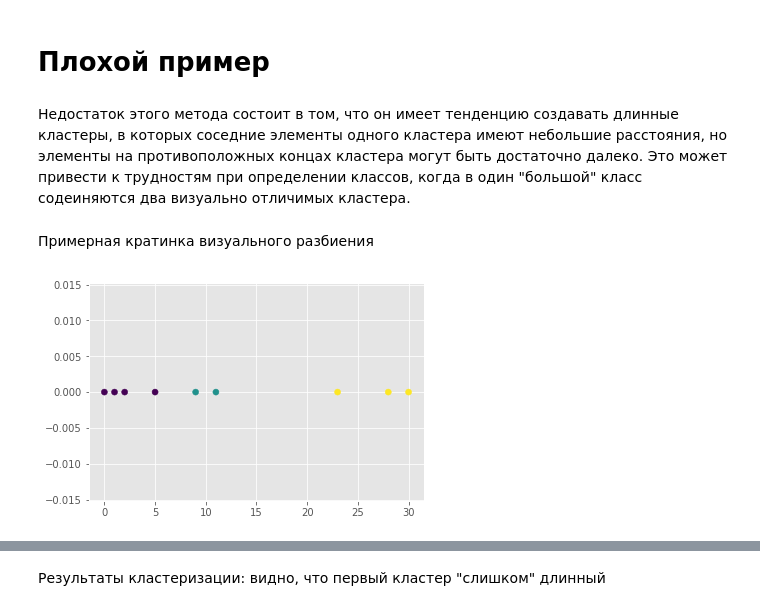
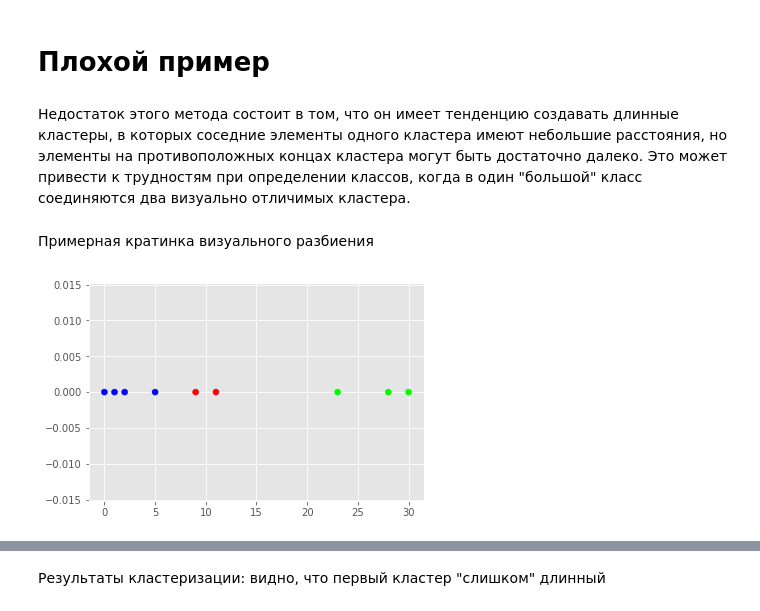
Before and after one commit to ASorok/SLAC, a Jupyter notebook: Single-linkage aglomerative clusterization.ipynb, the cells around one changed output, grey strips where cells are left out. Saved outputs shown, nothing was run; the diff lists cells and outputs as text; code cells hidden in the pictures.

```diff
--- a/Single-linkage aglomerative clusterization.ipynb
+++ b/Single-linkage aglomerative clusterization.ipynb
@@ -154,17 +152,17 @@ pl.show()
 # %% [markdown]
 # Плохой пример
 # %% [markdown]
-Недостаток этого метода состоит в том, что он имеет тенденцию создавать длинные кластеры, в которых соседние элементы одного кластера имеют небольшие расстояния, но элементы на противоположных концах кластера могут быть достаточно далеко. Это может привести к трудностям при определении классов, когда в один "большой" класс содеиняются два визуально отличимых кластера.
+Недостаток этого метода состоит в том, что он имеет тенденцию создавать длинные кластеры, в которых соседние элементы одного кластера имеют небольшие расстояния, но элементы на противоположных концах кластера могут быть достаточно далеко. Это может привести к трудностям при определении классов, когда в один "большой" класс соединяются два визуально отличимых кластера.
 # %%
 x = np.array([28, 0, 2, 5, 11, 9, 23, 30, 1])
 y = np.array([2, 0, 0, 0, 1, 1, 2, 2, 0])
 # %% [markdown]
 Примерная кратинка визуального разбиения
 # %%
-pl.scatter(x, [0]*len(x), c=y)
+pl.scatter(x, [0]*len(x), c=y, cmap=plt.cm.brg)
 pl.show()
 # %% [output]
-[figure, old version]
+[figure, new version]
 # %%
 #кастомная реализация
 сustum_aggl = Clustering(3)
```
Also changed, not shown: parts of 8 cells of this notebook.
